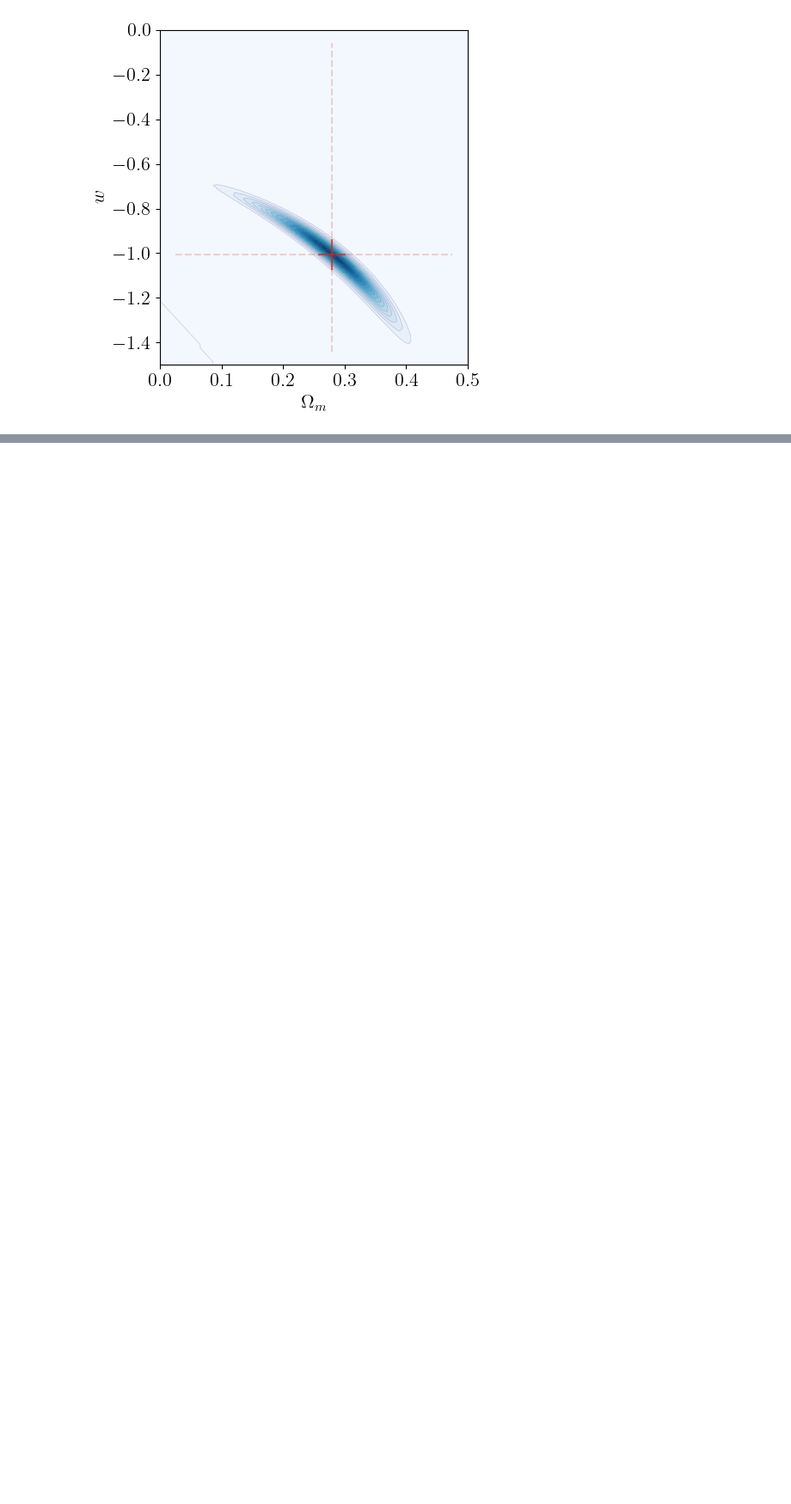
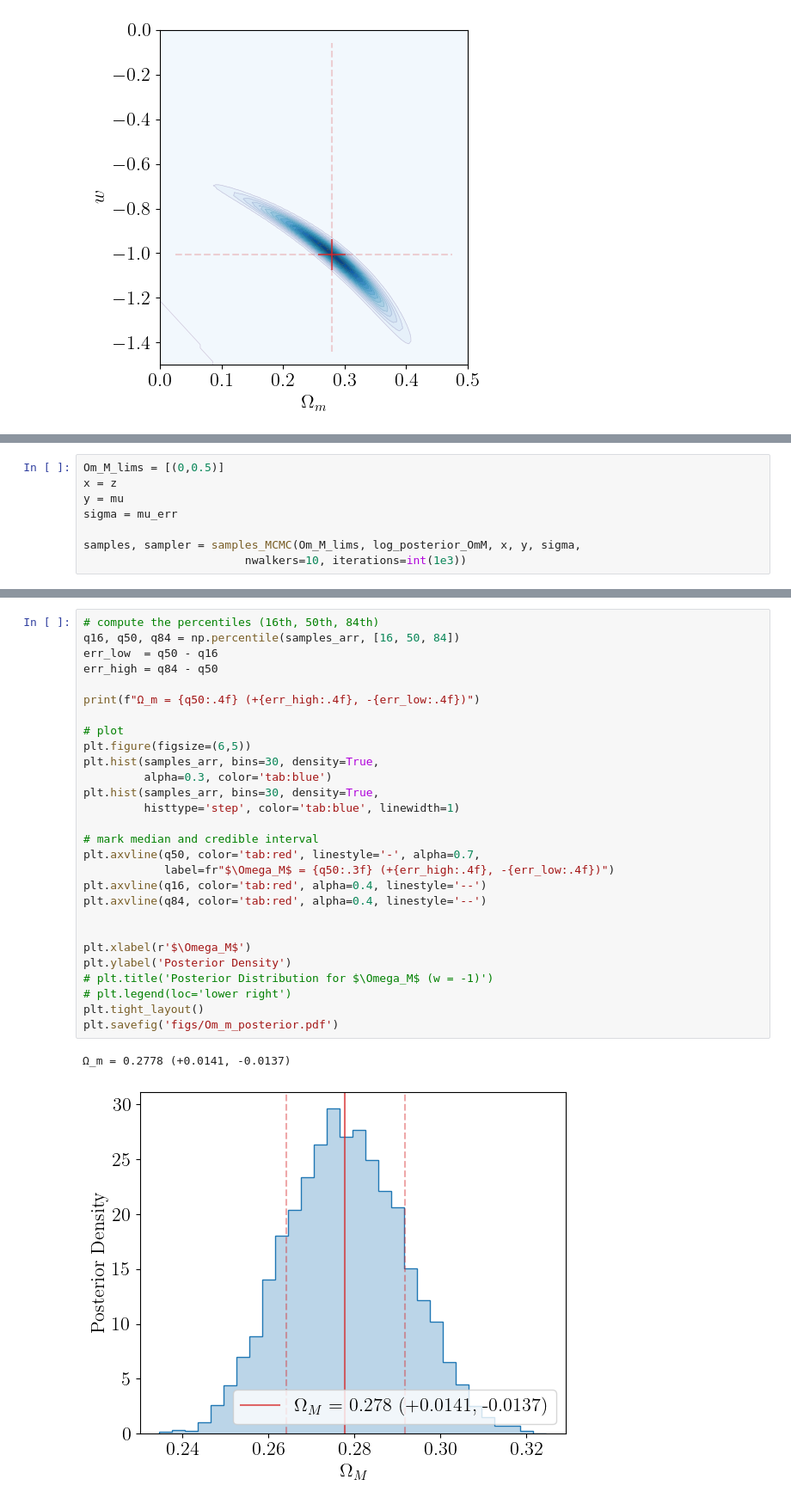
Before and after one commit to j-haralds/Advanced_sim, a Jupyter notebook: proj1_shared/proj1_2_jesper.ipynb, the cells around one changed output, grey strips where cells are left out. Shown at 86% size. Saved outputs shown, nothing was run; the diff lists cells and outputs as text; blank space fills up the shorter version.

```diff
--- a/proj1_shared/proj1_2_jesper.ipynb
+++ b/proj1_shared/proj1_2_jesper.ipynb
@@ -298,0 +368,8 @@ plt.legend()
+# %%
+Om_M_lims = [(0,0.5)]
+x = z
+y = mu
+sigma = mu_err
+
+samples, sampler = samples_MCMC(Om_M_lims, log_posterior_OmM, x, y, sigma,
+                        nwalkers=10, iterations=int(1e3))
@@ -298,0 +381,31 @@ plt.legend()
+# %%
+# compute the percentiles (16th, 50th, 84th)
+q16, q50, q84 = np.percentile(samples_arr, [16, 50, 84])
+err_low  = q50 - q16
+err_high = q84 - q50
+
+print(f"Ω_m = {q50:.4f} (+{err_high:.4f}, -{err_low:.4f})")
+
+# plot
+plt.figure(figsize=(6,5))
+plt.hist(samples_arr, bins=30, density=True,
+         alpha=0.3, color='tab:blue')
+plt.hist(samples_arr, bins=30, density=True,
+         histtype='step', color='tab:blue', linewidth=1)
+
+# mark median and credible interval
+plt.axvline(q50, color='tab:red', linestyle='-', alpha=0.7,
+            label=fr"$\Omega_M$ = {q50:.3f} (+{err_high:.4f}, -{err_low:.4f})")
+plt.axvline(q16, color='tab:red', alpha=0.4, linestyle='--')
+plt.axvline(q84, color='tab:red', alpha=0.4, linestyle='--')
+
+
+plt.xlabel(r'$\Omega_M$')
+plt.ylabel('Posterior Density')
+# plt.title('Posterior Distribution for $\Omega_M$ (w = -1)')
+# plt.legend(loc='lower right')
+plt.tight_layout()
+plt.savefig('figs/Om_m_posterior.pdf')
+# %% [output]
+Ω_m = 0.2778 (+0.0141, -0.0137)
+[figure, added]
```
Also changed, not shown: parts of 10 cells of this notebook, 3 other files.
